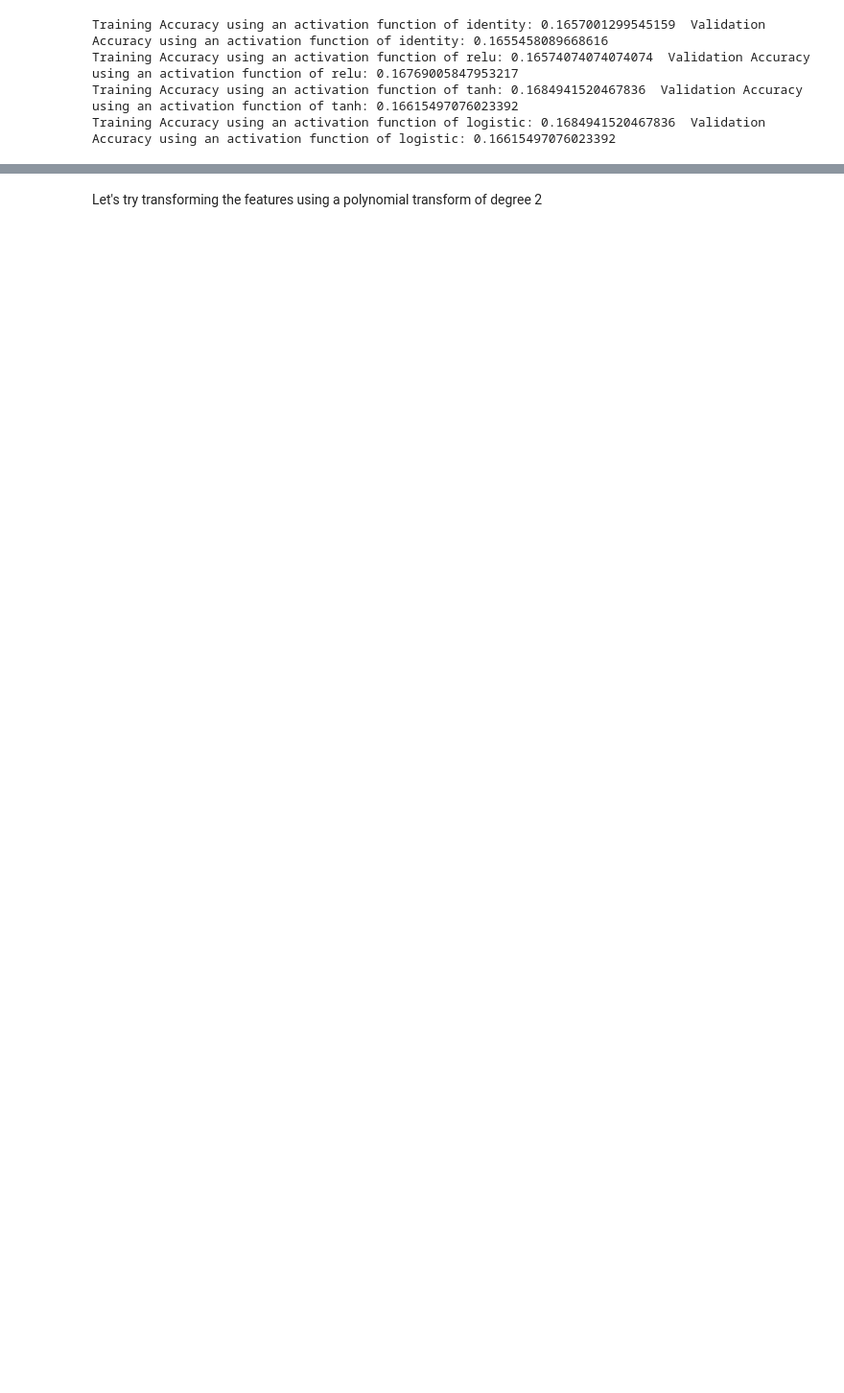
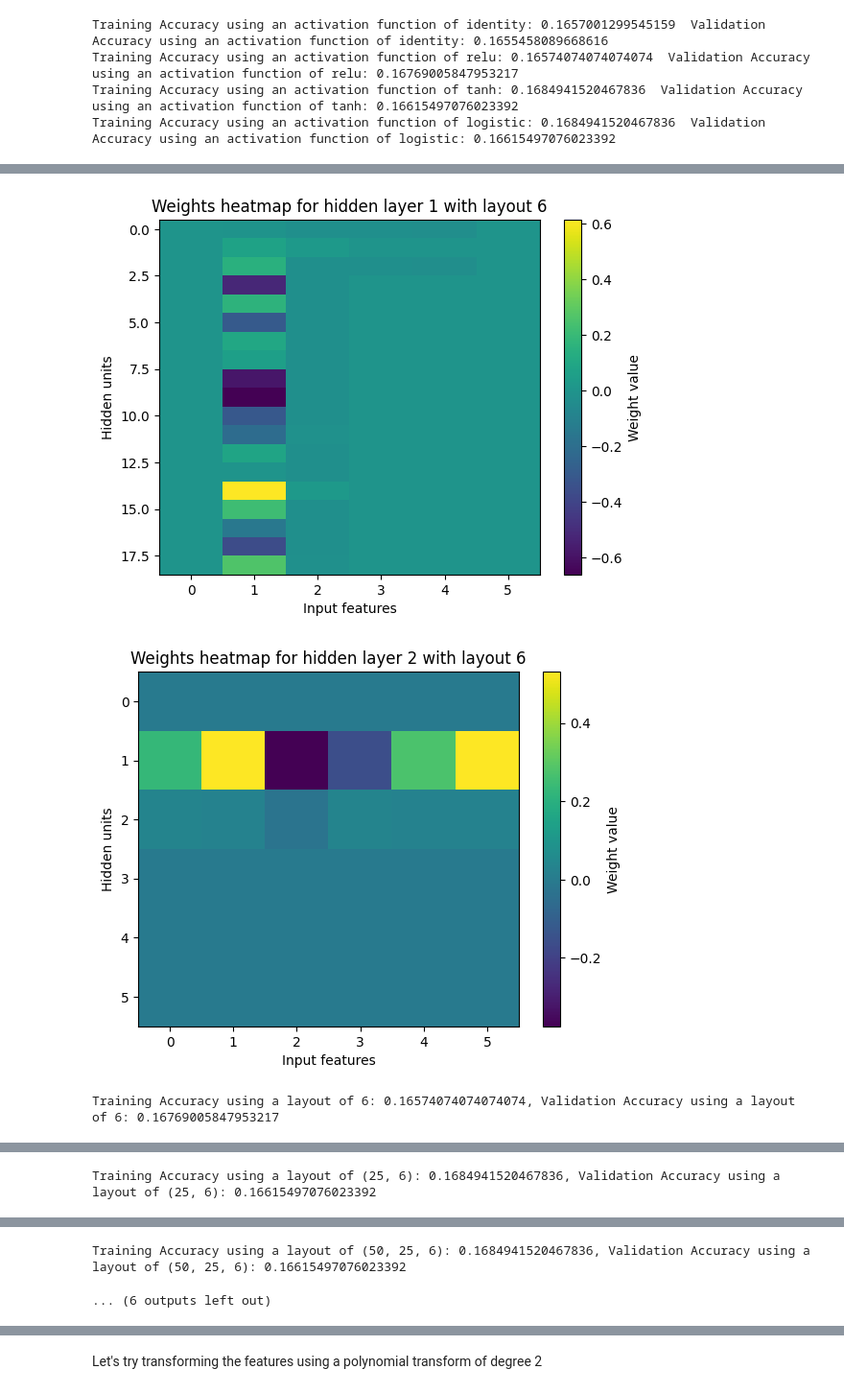
Before and after one commit to BeatrixEB/CS-UY4563.FinalProject, a Jupyter notebook: Machine_Learning_Project.ipynb, the cells around one changed output, grey strips where cells are left out. Shown at 96% size. Drawn from its saved outputs; the diff is of its cells as text; code cells hidden in the pictures; blank space fills up the shorter version.

```diff
--- a/Machine_Learning_Project.ipynb
+++ b/Machine_Learning_Project.ipynb
@@ -760,0 +735,30 @@ for i in range(len(layouts_to_try)):
+# %%
+layouts_to_try = [(6),(25,6),(50,25,6),(100,50,25,6)]
+
+for i in range(len(layouts_to_try)):
+    layout = layouts_to_try[i]
+    model = MLPClassifier(hidden_layer_sizes=layout, activation='relu', solver='adam', random_state=1, max_iter=300)
+    model.fit(X_train, y_train)
+
+    # Plot the weights of each hidden layer
+    for j, weights in enumerate(model.coefs_):
+        plt.figure()
+        plt.title(f"Weights heatmap for hidden layer {j + 1} with layout {layout}")
+        plt.imshow(weights, cmap='viridis', aspect='auto')
+        plt.colorbar(label='Weight value')
+        plt.xlabel('Input features')
+        plt.ylabel('Hidden units')
+        plt.show()
+
+    # Make predictions
+    y_pred_train = model.predict(X_train)
+    y_pred_test = model.predict(X_test)
+
+    # Calculate accuracy
+    accuracy_train = accuracy_score(y_train, y_pred_train)
+    accuracy_val = accuracy_score(y_test, y_pred_test)
+    print(f"Training Accuracy using a layout of {layout}: {accuracy_train}, Validation Accuracy using a layout of {layout}: {accuracy_val}")
+# %% [output]
+[figure, added]
+[figure, added]
+Training Accuracy using a layout of 6: 0.16574074074074074, Validation Accuracy using a layout of 6: 0.16769005847953217
@@ -760,0 +768 @@ for i in range(len(layouts_to_try)):
+Training Accuracy using a layout of (25, 6): 0.1684941520467836, Validation Accuracy using a layout of (25, 6): 0.16615497076023392
@@ -761,3 +773,5 @@ for i in range(len(layouts_to_try)):
+Training Accuracy using a layout of (50, 25, 6): 0.1684941520467836, Validation Accuracy using a layout of (50, 25, 6): 0.16615497076023392
+... (6 outputs left out)
 # %%
 layouts_to_try = [(6),(25,6),(50,25,6),(100,50,25,6)]
 for i in range(len(layouts_to_try)):
```
Also changed, not shown: parts of 38 cells of this notebook.
